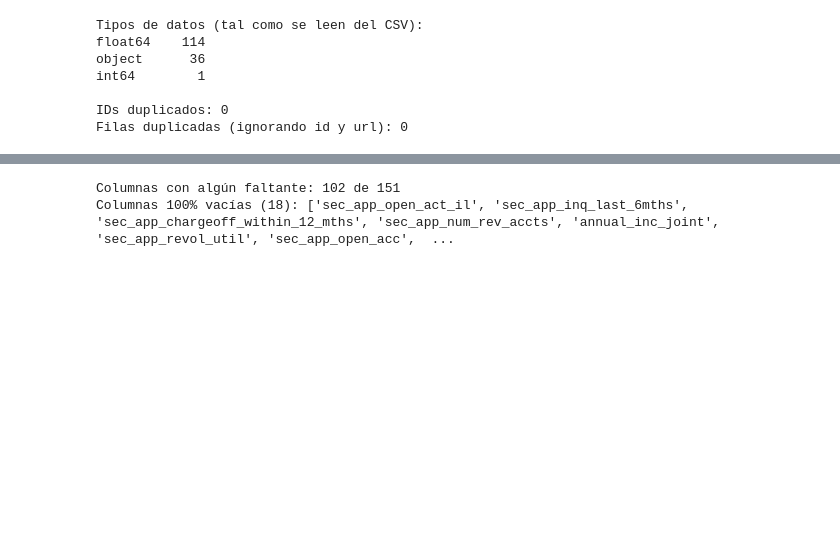
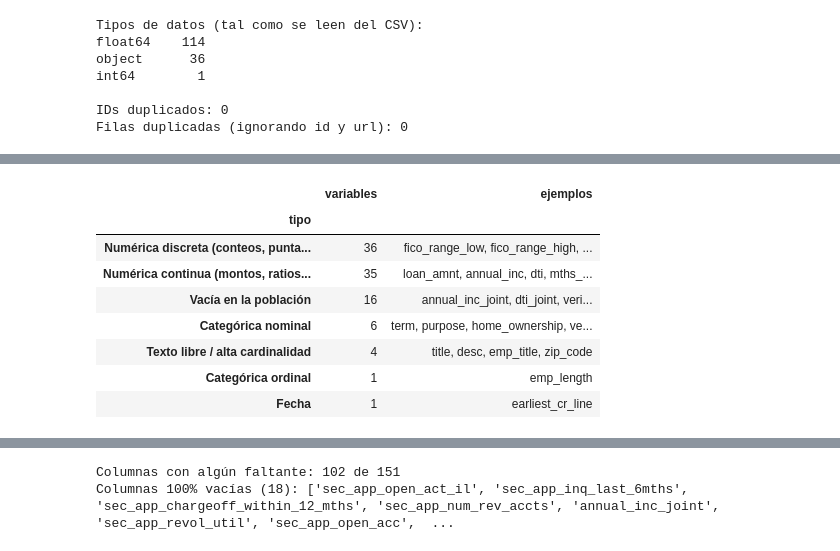
Before and after one commit to TimoteoHarrington/lending-club-riesgo-default, a Jupyter notebook: notebooks/02_recopilacion_preparacion_datos.ipynb, the cells around one changed output, grey strips where cells are left out. Saved outputs shown, nothing was run; the diff lists cells and outputs as text; code cells hidden in the pictures; blank space fills up the shorter version.

```diff
--- a/notebooks/02_recopilacion_preparacion_datos.ipynb
+++ b/notebooks/02_recopilacion_preparacion_datos.ipynb
@@ -333 +337,37 @@ Filas duplicadas (ignorando id y url): 0
+# %%
+nominales = ['term', 'purpose', 'home_ownership', 'verification_status', 'addr_state',
+             'application_type', 'verification_status_joint']
+texto_libre = ['emp_title', 'title', 'desc', 'zip_code']
+
+def tipo_conceptual(col):
+    serie = originales[col]
+    if serie.isna().all():
+        return 'Vacía en la población'
+    if col == 'emp_length':
+        return 'Categórica ordinal'
+    if col in nominales:
+        return 'Categórica nominal'
+    if col in texto_libre:
+        return 'Texto libre / alta cardinalidad'
+    if col in ('earliest_cr_line', 'sec_app_earliest_cr_line'):
+        return 'Fecha'
+    valores = serie.dropna()
+    if (valores % 1 == 0).all() and valores.nunique() <= 100:
+        return 'Numérica discreta (conteos, puntajes)'
+    return 'Numérica continua (montos, ratios, meses)'
+
+tipos = pd.Series({c: tipo_conceptual(c) for c in F.EX_ANTE}, name='tipo')
+tabla_tipos = tipos.groupby(tipos).agg(
+    variables='size', ejemplos=lambda s: ', '.join(s.index[:5]))
+tabla_tipos.sort_values('variables', ascending=False)
+# %% [output]
+|  | variables | ejemplos |
+| tipo |  |  |
+| Numérica discreta (conteos, punta... | 36 | fico_range_low, fico_range_high, ... |
+| Numérica continua (montos, ratios... | 35 | loan_amnt, annual_inc, dti, mths_... |
+| Vacía en la población | 16 | annual_inc_joint, dti_joint, veri... |
+| Categórica nominal | 6 | term, purpose, home_ownership, ve... |
+| Texto libre / alta cardinalidad | 4 | title, desc, emp_title, zip_code |
+| Categórica ordinal | 1 | emp_length |
+| Fecha | 1 | earliest_cr_line |
 # %% [markdown]
```
Also changed, not shown: parts of 13 cells of this notebook, 9 other files.
